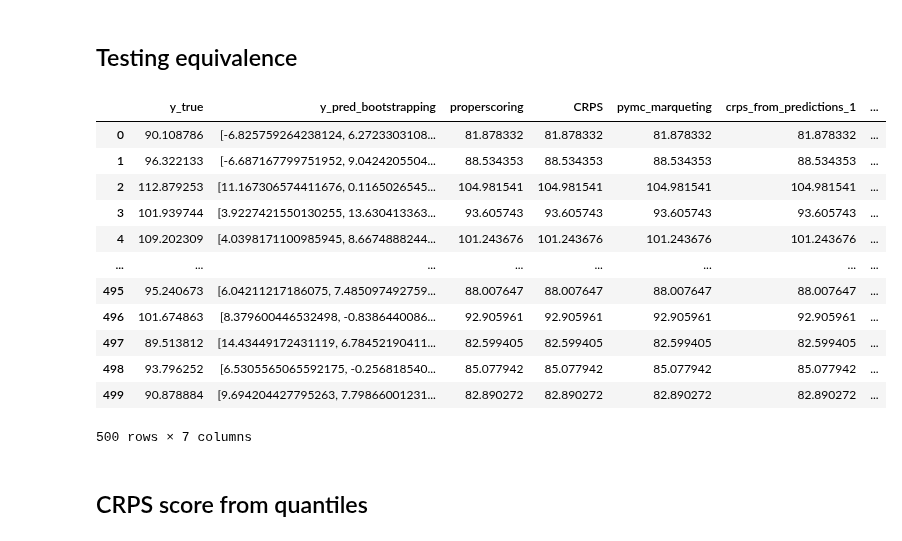
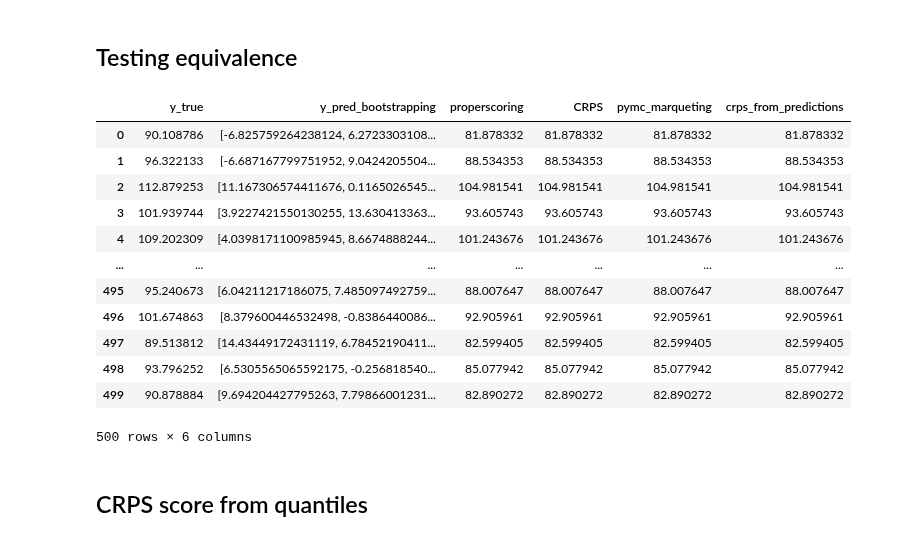
Before and after one commit to skforecast/skforecast, a Jupyter notebook: docs/user_guides/probabilistic-forecasting-crps-score.ipynb, the cells around one changed output. Cells and saved outputs as stored; diff of their text form; code cells hidden in the pictures.

```diff
--- a/docs/user_guides/probabilistic-forecasting-crps-score.ipynb
+++ b/docs/user_guides/probabilistic-forecasting-crps-score.ipynb
@@ -208,37 +162,35 @@ pymc-marketing: 2.29933348244984
 # %%
 rng = np.random.default_rng(123)
 n = 500
 n_bootstraps = 100
 df = pd.DataFrame({
     'y_true': rng.normal(100, 10, n),
     'y_pred_bootstrapping': [rng.normal(5, 5, n_bootstraps) for _ in range(n)]
 })
 
 df['properscoring'] = df.apply(lambda x: ps.crps_ensemble(x['y_true'], x['y_pred_bootstrapping']), axis=1)
 df['CRPS'] = df.apply(lambda x: CRPS(x['y_pred_bootstrapping'], x['y_true']).compute()[0], axis=1)
 df['pymc_marqueting'] = df.apply(lambda x: crps(x['y_true'], x['y_pred_bootstrapping'].reshape(-1, 1)), axis=1)
-df['crps_from_predictions_1'] = df.apply(lambda x: crps_from_predictions_1(x['y_true'], x['y_pred_bootstrapping']), axis=1) # copied from internet
-df['crps_from_predictions_2'] = df.apply(lambda x: crps_from_predictions_2(x['y_true'], x['y_pred_bootstrapping']), axis=1) # based on the canonical definition
+df['crps_from_predictions'] = df.apply(lambda x: crps_from_predictions(x['y_true'], x['y_pred_bootstrapping']), axis=1) # copied from internet
 display(df)
 
 assert np.allclose(df['properscoring'], df['CRPS'])
 assert np.allclose(df['properscoring'], df['pymc_marqueting'])
-assert np.allclose(df['crps_from_predictions_1'], df['properscoring'])
-assert np.allclose(df['crps_from_predictions_2'], df['properscoring'])
+assert np.allclose(df['crps_from_predictions'], df['properscoring'])
 # %% [output]
-|  | y_true | y_pred_bootstrapping | properscoring | CRPS | pymc_marqueting | crps_from_predictions_1 | ... |
-| 0 | 90.108786 | [-6.825759264238124, 6.2723303108... | 81.878332 | 81.878332 | 81.878332 | 81.878332 | ... |
-| 1 | 96.322133 | [-6.687167799751952, 9.0424205504... | 88.534353 | 88.534353 | 88.534353 | 88.534353 | ... |
-| 2 | 112.879253 | [11.167306574411676, 0.1165026545... | 104.981541 | 104.981541 | 104.981541 | 104.981541 | ... |
-| 3 | 101.939744 | [3.9227421550130255, 13.630413363... | 93.605743 | 93.605743 | 93.605743 | 93.605743 | ... |
-| 4 | 109.202309 | [4.0398171100985945, 8.6674888244... | 101.243676 | 101.243676 | 101.243676 | 101.243676 | ... |
-| ... | ... | ... | ... | ... | ... | ... | ... |
-| 495 | 95.240673 | [6.04211217186075, 7.485097492759... | 88.007647 | 88.007647 | 88.007647 | 88.007647 | ... |
-| 496 | 101.674863 | [8.379600446532498, -0.8386440086... | 92.905961 | 92.905961 | 92.905961 | 92.905961 | ... |
-| 497 | 89.513812 | [14.43449172431119, 6.78452190411... | 82.599405 | 82.599405 | 82.599405 | 82.599405 | ... |
-| 498 | 93.796252 | [6.5305565065592175, -0.256818540... | 85.077942 | 85.077942 | 85.077942 | 85.077942 | ... |
-| 499 | 90.878884 | [9.694204427795263, 7.79866001231... | 82.890272 | 82.890272 | 82.890272 | 82.890272 | ... |
+|  | y_true | y_pred_bootstrapping | properscoring | CRPS | pymc_marqueting | crps_from_predictions |
+| 0 | 90.108786 | [-6.825759264238124, 6.2723303108... | 81.878332 | 81.878332 | 81.878332 | 81.878332 |
+| 1 | 96.322133 | [-6.687167799751952, 9.0424205504... | 88.534353 | 88.534353 | 88.534353 | 88.534353 |
+| 2 | 112.879253 | [11.167306574411676, 0.1165026545... | 104.981541 | 104.981541 | 104.981541 | 104.981541 |
+| 3 | 101.939744 | [3.9227421550130255, 13.630413363... | 93.605743 | 93.605743 | 93.605743 | 93.605743 |
+| 4 | 109.202309 | [4.0398171100985945, 8.6674888244... | 101.243676 | 101.243676 | 101.243676 | 101.243676 |
+| ... | ... | ... | ... | ... | ... | ... |
+| 495 | 95.240673 | [6.04211217186075, 7.485097492759... | 88.007647 | 88.007647 | 88.007647 | 88.007647 |
+| 496 | 101.674863 | [8.379600446532498, -0.8386440086... | 92.905961 | 92.905961 | 92.905961 | 92.905961 |
+| 497 | 89.513812 | [14.43449172431119, 6.78452190411... | 82.599405 | 82.599405 | 82.599405 | 82.599405 |
+| 498 | 93.796252 | [6.5305565065592175, -0.256818540... | 85.077942 | 85.077942 | 85.077942 | 85.077942 |
+| 499 | 90.878884 | [9.694204427795263, 7.79866001231... | 82.890272 | 82.890272 | 82.890272 | 82.890272 |
-500 rows × 7 columns
+500 rows × 6 columns
 # %% [markdown]
 ## CRPS score from quantiles
 # %% [markdown]
```
Also changed, not shown: parts of 5 cells of this notebook.
